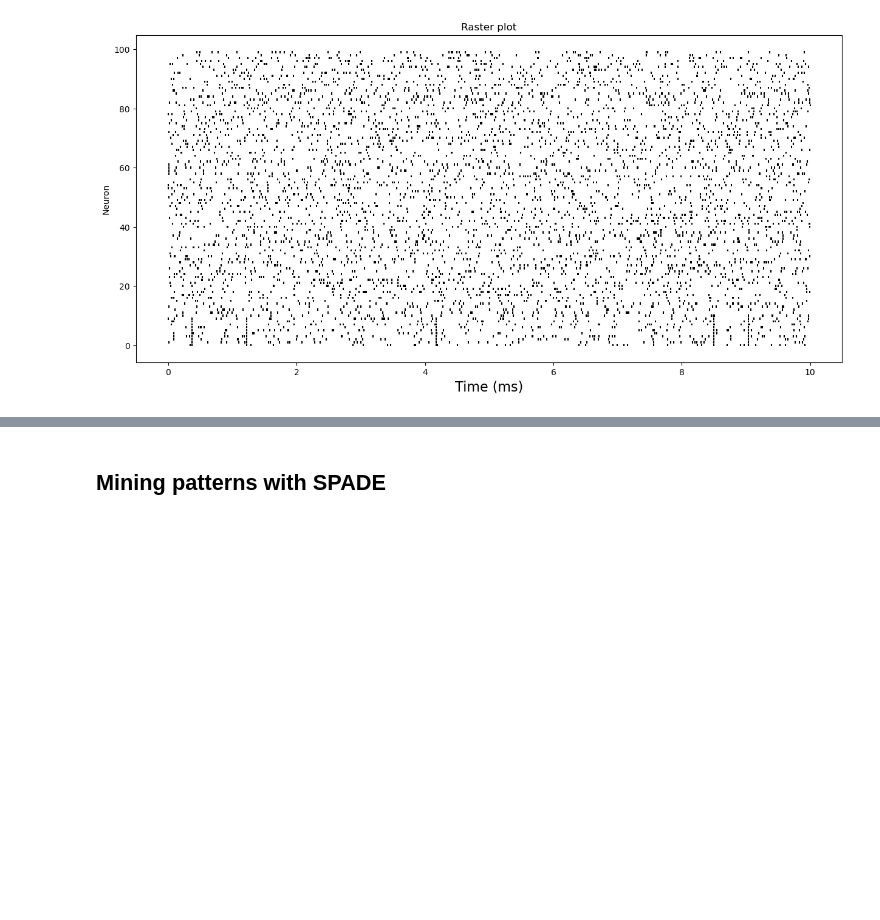
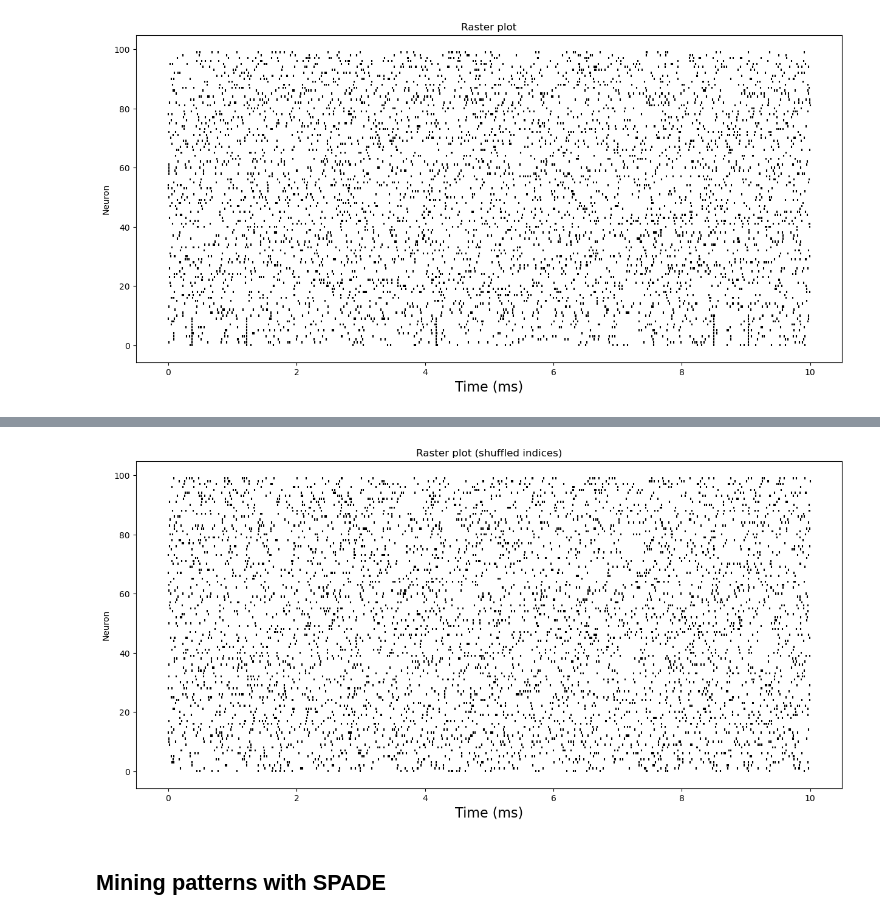
Before and after one commit to SpikeAI/2022-11_brainhack_DetecSpikMotifs, a Jupyter notebook: 2022-11-28_SPADE_tutorial.ipynb, the cells around one changed output, grey strips where cells are left out. Cells and saved outputs as stored; diff of their text form; code cells hidden in the pictures; blank space fills up the shorter version.

```diff
--- a/SPADE_tutorial.ipynb
+++ b/2022-11-28_SPADE_tutorial.ipynb
@@ -54,3 +74,12 @@ plt.title("Raster plot");
+# %%
+import matplotlib.pyplot as plt
+plt.figure(figsize=(15, 7))
+plt.eventplot([spiketrains[i].magnitude for i in np.random.permutation(len(spiketrains))], linelengths=0.75, color='black')
+plt.xlabel('Time (ms)', fontsize=16)
+plt.ylabel('Neuron')
+plt.title("Raster plot (shuffled indices)");
+# %% [output]
+[figure, added]
 # %% [markdown]
 ## Mining patterns with SPADE
 # %%
```
Also changed, not shown: parts of 2 cells of this notebook, 2 other files.
